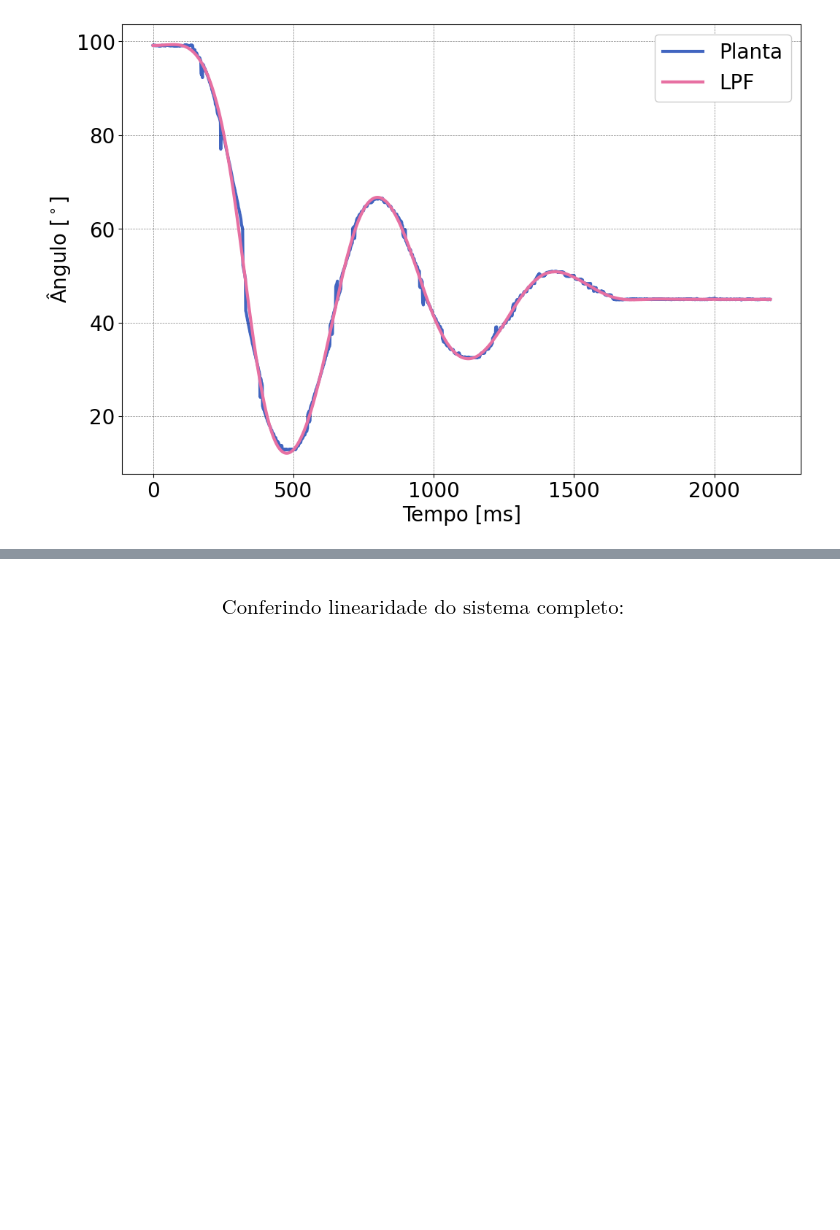
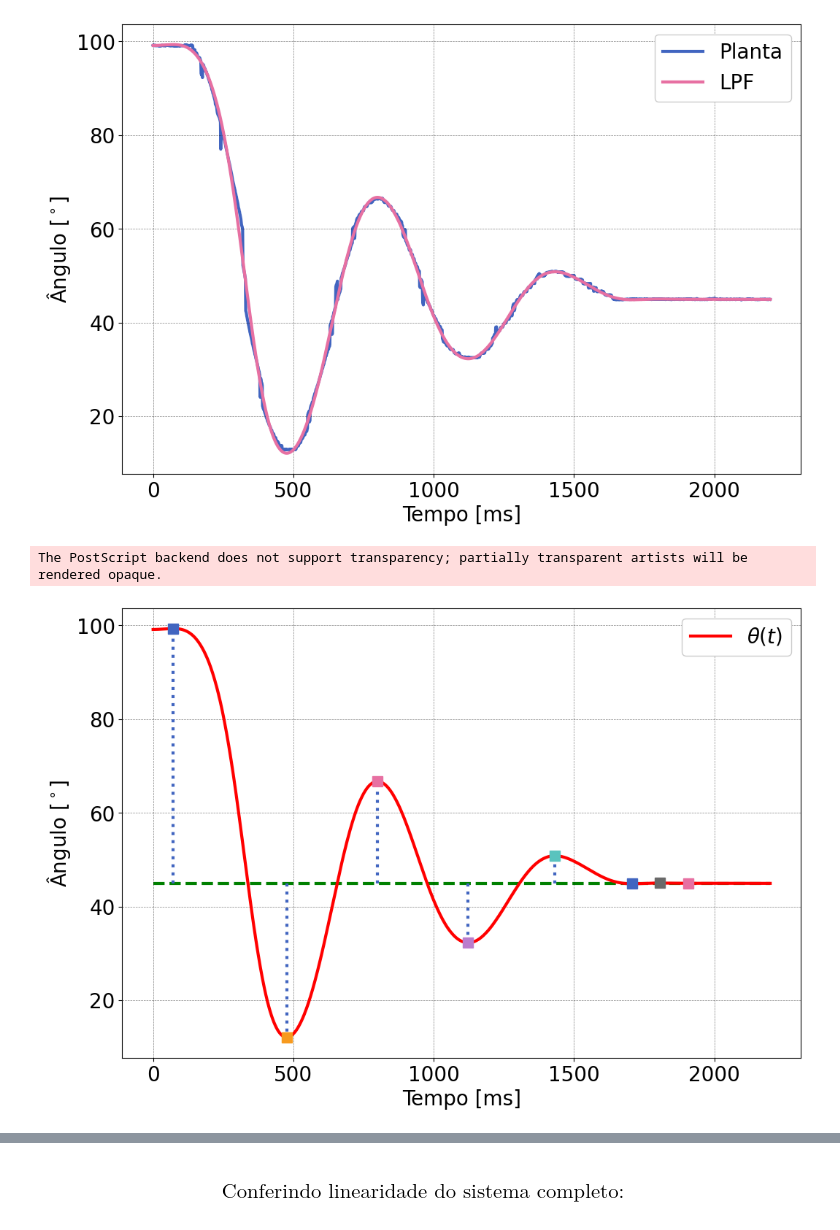
Before and after one commit to ErickNMA/LCD, a Jupyter notebook: ensaios_planta/fan-plate_analisys.ipynb, the cells around one changed output, grey strips where cells are left out. Drawn from its saved outputs; the diff is of its cells as text; code cells hidden in the pictures; blank space fills up the shorter version.

```diff
--- a/ensaios_planta/fan-plate_analisys.ipynb
+++ b/ensaios_planta/fan-plate_analisys.ipynb
@@ -201,14 +204,37 @@ Jm = 1.203247281558081e-05
 #Decupagem:
 tosc = osc[0][800:3000]-osc[0][800]
 angosc = osc[1][800:3000]
+angosclpf = LPF(angosc, 4, 5, 1e3)
 
 plt.figure()
 plt.plot(tosc*1e3, angosc, label='Planta', zorder=0)
-plt.plot(tosc*1e3, LPF(angosc, 4, 5, 1e3), label='LPF', zorder=1)
+plt.plot(tosc*1e3, angosclpf, label='LPF', zorder=1)
 plt.ylabel('Ângulo [$^\circ$]')
 plt.xlabel('Tempo [ms]')
 plt.legend()
-plt.savefig('curves/freeosc.eps', dpi=600, transparent=True, bbox_inches='tight')
+plt.savefig('curves/freeosc1.eps', dpi=600, transparent=True, bbox_inches='tight')
 # %% [output]
 The PostScript backend does not support transparency; partially transparent artists will be rendered opaque.
 [figure]
+# %%
+dang = np.gradient(angosclpf)
+
+uperid = find_peaks(angosclpf)[0]
+lowerid = find_peaks(-angosclpf)[0]
+
+plt.figure()
+plt.plot((tosc[0]*1e3, tosc[-1]*1e3), (45, 45), color='g', linestyle='dashed', zorder=0)
+plt.plot(tosc*1e3, angosclpf, color='r', label='$\\theta(t)$', zorder=1)
+for i in uperid[:4]:
+    markerline, stemlines, baseline = plt.stem(tosc[i]*1e3, angosclpf[i], linefmt=':', bottom=45, markerfmt='s')
+    markerline.set_markersize(10)
+for i in lowerid[:4]:
+    markerline, stemlines, baseline = plt.stem(tosc[i]*1e3, angosclpf[i], linefmt=':', bottom=45, markerfmt='s')
+    markerline.set_markersize(10)
+plt.ylabel('Ângulo [$^\circ$]')
+plt.xlabel('Tempo [ms]')
+plt.legend()
+plt.savefig('curves/freeosc2.eps', dpi=600, transparent=True, bbox_inches='tight')
+# %% [output]
+The PostScript backend does not support transparency; partially transparent artists will be rendered opaque.
+[figure, added]
```
Also changed, not shown: parts of 8 cells of this notebook, 8 other files.
